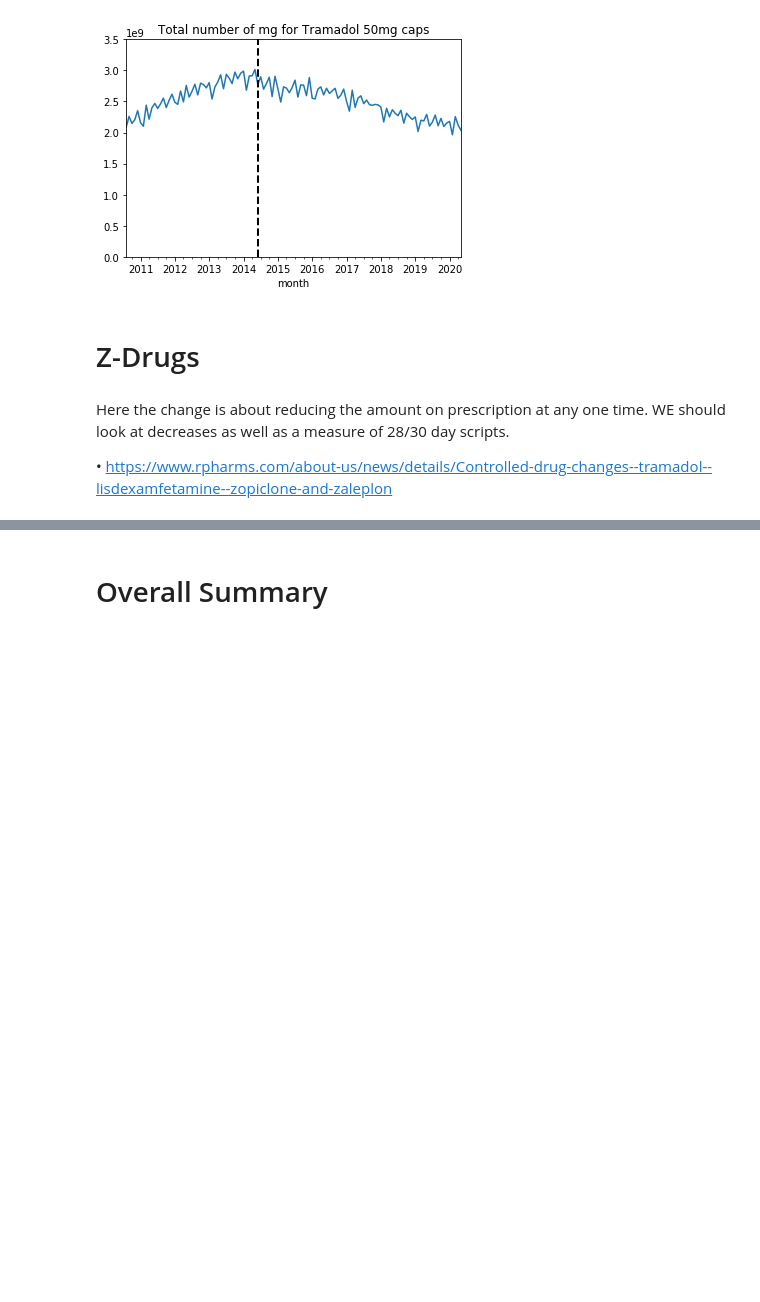
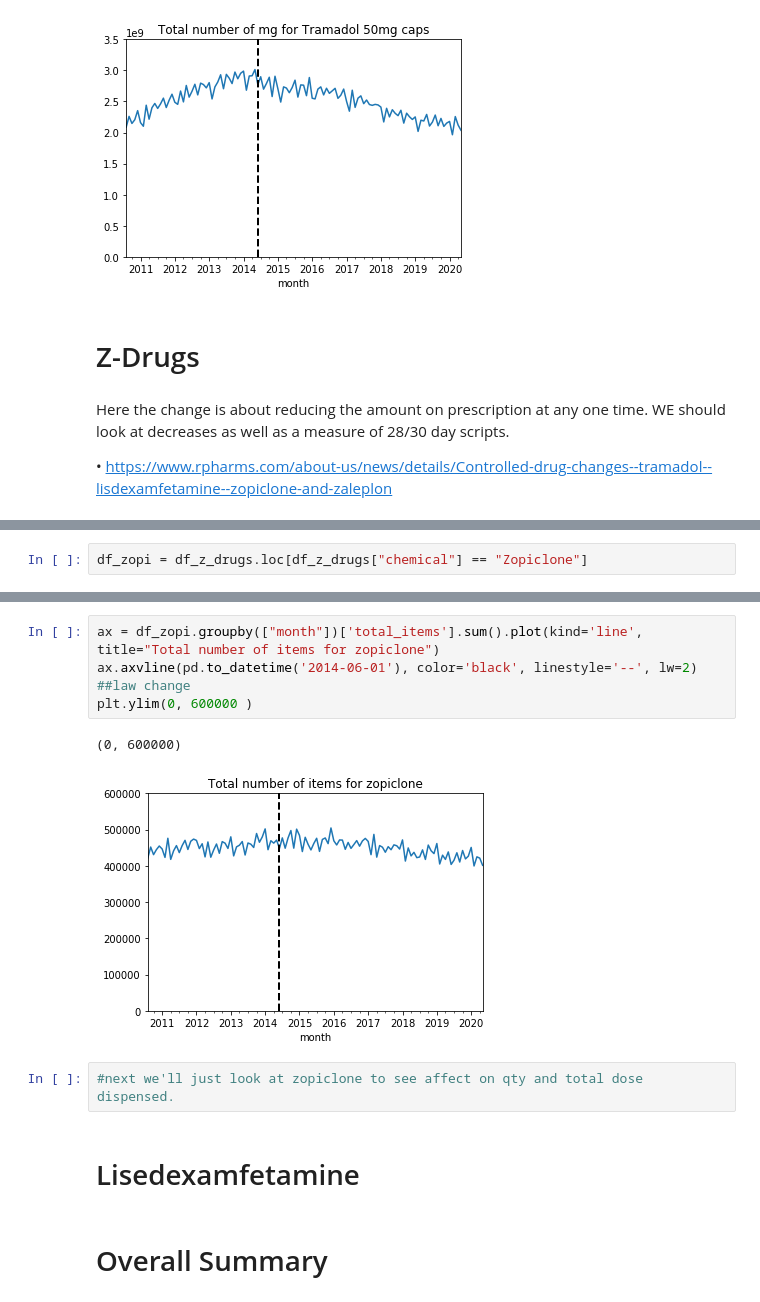
Before and after one commit to ebmdatalab/cd-legislation-notebook, a Jupyter notebook: notebooks/legislative.change.ipynb, the cells around one changed output, grey strips where cells are left out. Drawn from its saved outputs; the diff is of its cells as text; blank space fills up the shorter version.

```diff
--- a/notebooks/legislative.change.ipynb
+++ b/notebooks/legislative.change.ipynb
@@ -151,0 +195,2 @@ Here the change is about reducing the amount on prescription at any one time. WE
+# %%
+df_zopi = df_z_drugs.loc[df_z_drugs["chemical"] == "Zopiclone"]
@@ -152,2 +206,13 @@ Here the change is about reducing the amount on prescription at any one time. WE
+# %%
+ax = df_zopi.groupby(["month"])['total_items'].sum().plot(kind='line', title="Total number of items for zopiclone")
+ax.axvline(pd.to_datetime('2014-06-01'), color='black', linestyle='--', lw=2) ##law change
+plt.ylim(0, 600000 )
+# %% [output]
+(0, 600000)
+[figure, added]
+# %%
+#next we'll just look at zopiclone to see affect on qty and total dose dispensed.
+# %% [markdown]
+# Lisedexamfetamine <a id='lisdex'></a>
 # %% [markdown]
 # Overall Summary <a id='summ'></a>
```
Also changed, not shown: parts of 6 cells of this notebook, 5 other files.
